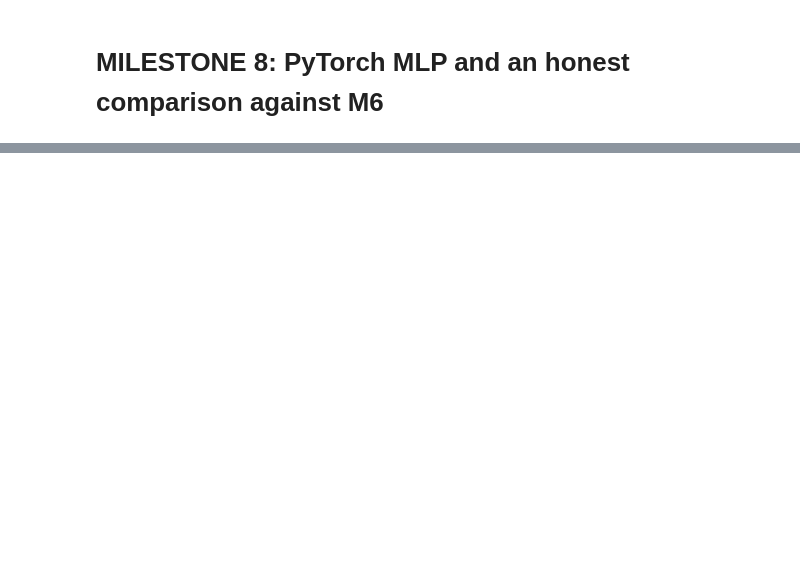
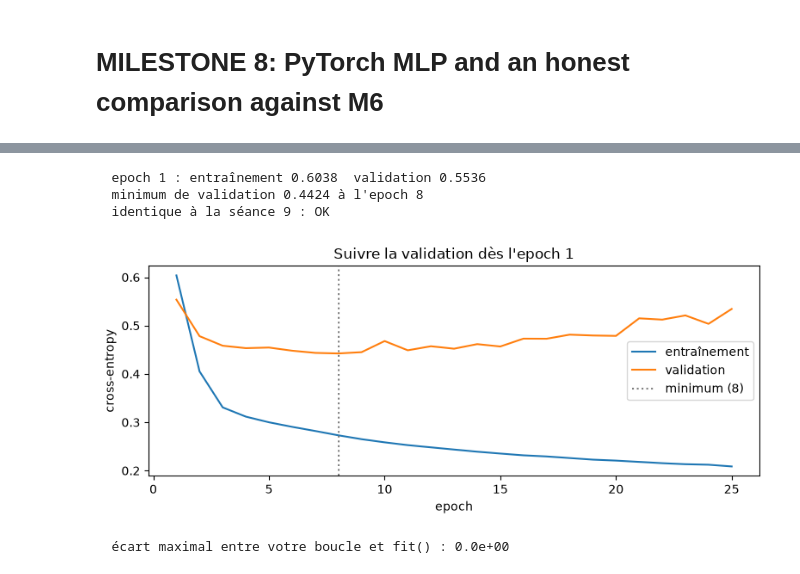
Before and after one commit to Mantasarr/DS-ML-DL-Course-Masters1-MIAS, a Jupyter notebook: notebooks/Mame_Anta_SARR&&FAVOUR_GAGLOZOU.ipynb, the cells around one changed output, grey strips where cells are left out. Cells and saved outputs as stored; diff of their text form; code cells hidden in the pictures; blank space fills up the shorter version.

Commit message:
Travail séance du 09 Octobre

```diff
--- a/notebooks/Mame_Anta_SARR&&FAVOUR_GAGLOZOU.ipynb
+++ b/notebooks/Mame_Anta_SARR&&FAVOUR_GAGLOZOU.ipynb
@@ -7336,0 +7925,13 @@ Dans notre réseau XOR, cette relation est utilisée directement dans la rétrop
+# %%
+# TODO : complétez MonDataset. Les X en float32 ; la cible en float32 et en COLONNE.
+class MonDataset(Dataset):
+    def __init__(self, X, y):
+        self.X = torch.as_tensor(np.asarray(X, dtype=np.float32))
+        # En colonne : (n, 1), comme la sortie du réseau (exercice 3.1).
+        self.y = torch.as_tensor(np.asarray(y, dtype=np.float32)).reshape(-1, 1)
+
+    def __len__(self):
+        return len(self.X)
+
+    def __getitem__(self, i):
+        return self.X[i], self.y[i]
@@ -7336,0 +7955,11 @@ Dans notre réseau XOR, cette relation est utilisée directement dans la rétrop
+# %%
+# TODO : pour des batches de 64, 256 et 1024 (DataLoader(..., shuffle=True)), affichez
+# le nombre de batches par epoch (len(loader)), la forme du premier batch, et le nombre
+# de mises à jour pour 20 epochs.
+#L'impact du batch dans les MAJ plus de batch on a moins de maj a faire eet le contraire
+for taille in (64, 256, 1024):
+    chargeur = DataLoader(MonDataset(X_tr, y_tr), batch_size=taille, shuffle=True)
+    xb, yb = next(iter(chargeur))
+    print(f"  batches de {taille:4d} : {len(chargeur):3d} batches par epoch "
+          f"(= ceil({len(X_tr)} / {taille}) = {math.ceil(len(X_tr) / taille)}), premier batch "
+          f"X {tuple(xb.shape)} y {tuple(yb.shape)}, {20 * len(chargeur):5d} mises à jour en 20 epochs")
@@ -7336,0 +8061,36 @@ Dans notre réseau XOR, cette relation est utilisée directement dans la rétrop
+# %%
+# Vérification : la séance 9 avait trouvé un minimum de validation de 0,4424 à
+# l'epoch 8, avec exactement ces réglages.
+if not historique["val"]:
+    print("  à compléter")
+else:
+    meilleure = int(np.argmin(historique["val"]))
+    print(f"  epoch 1 : entraînement {historique['train'][0]:.4f}  validation {historique['val'][0]:.4f}")
+    print(f"  minimum de validation {historique['val'][meilleure]:.4f} à l'epoch {meilleure + 1}")
+    ok = abs(historique["val"][meilleure] - 0.4424) < 1e-3 and meilleure + 1 == 8
+    print(f"  identique à la séance 9 : {'OK' if ok else 'à revoir'}")
+    fig, ax = plt.subplots(figsize=(8, 3.4))
+    ax.plot(range(1, 26), historique["train"], label="entraînement")
+    ax.plot(range(1, 26), historique["val"], label="validation")
+    ax.axvline(meilleure + 1, color="grey", ls=":", label=f"minimum ({meilleure + 1})")
+    ax.set(xlabel="epoch", ylabel="cross-entropy", title="Suivre la validation dès l'epoch 1")
+    ax.legend()
+    plt.tight_layout()
+    plt.show()
+#Les pointillets nous montrent le point de convergence des erreurs
+# %% [output]
+  epoch 1 : entraînement 0.6038  validation 0.5536
+  minimum de validation 0.4424 à l'epoch 8
+  identique à la séance 9 : OK
+[figure, added]
+# %%
+# Votre boucle contre fit() de src/training.py : même seed, mêmes chargeurs.
+torch.manual_seed(SEED)
+modele_fit = make_mlp(X_tr.shape[1], hidden=(64, 32))
+tr_f, va_f = loaders_from_arrays(X_tr, y_tr, X_va, y_va, batch_size=256, seed=SEED)
+historique_fit = fit(modele_fit, tr_f, va_f, epochs=25, lr=1e-3, seed=SEED)
+if historique["val"]:
+    ecart = np.abs(np.array(historique["val"]) - np.array(historique_fit["val"])).max()
+    print(f"  écart maximal entre votre boucle et fit() : {ecart:.1e}")
+# %% [output]
+  écart maximal entre votre boucle et fit() : 0.0e+00
```
Also changed, not shown: parts of 151 cells of this notebook, 1 other file.
